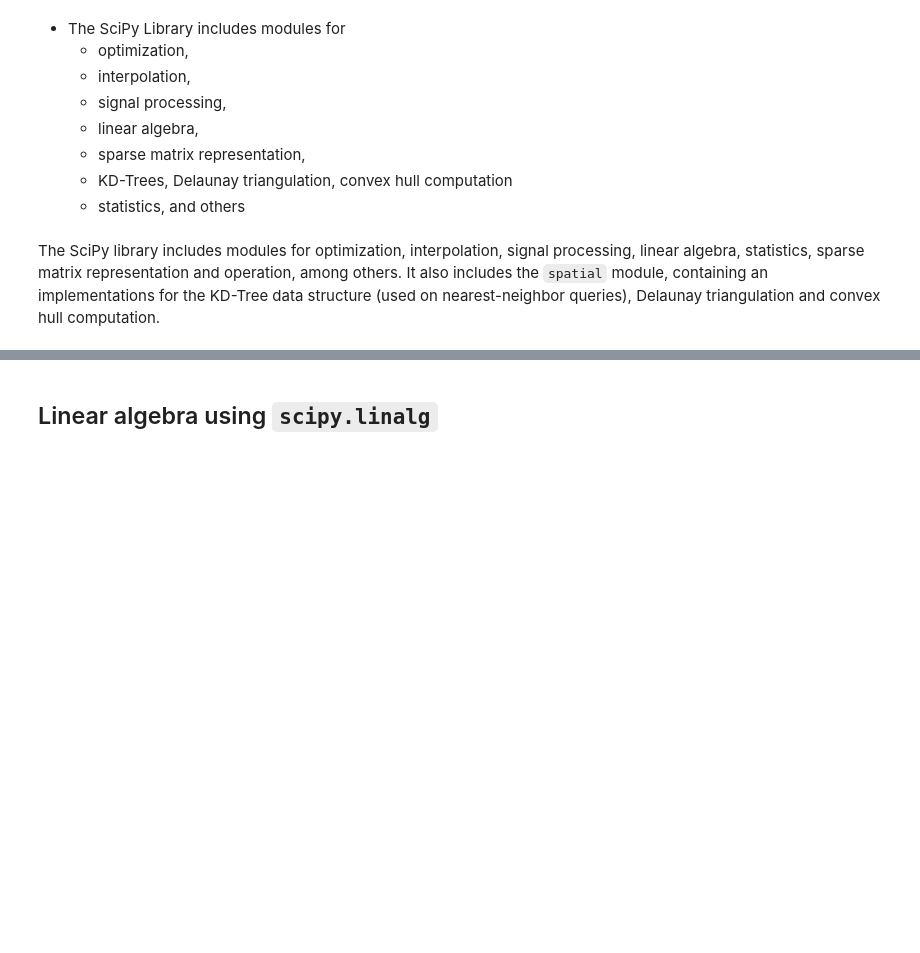
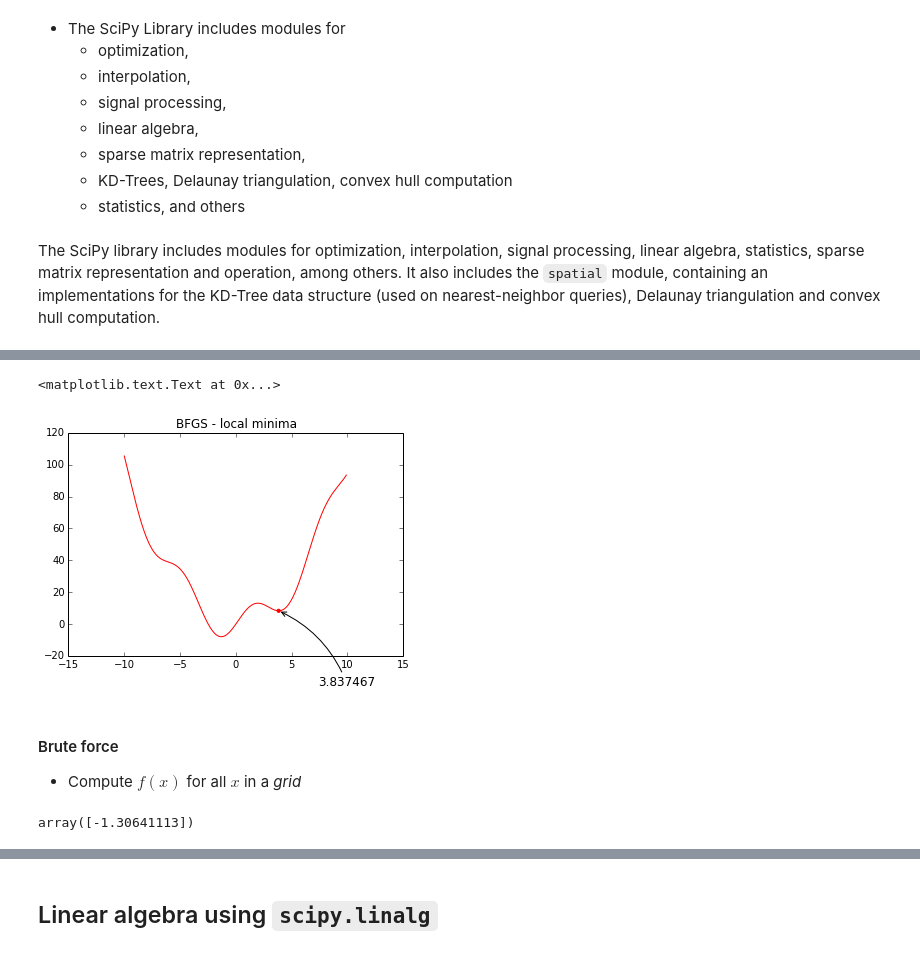
Before and after one commit to thsant/scipy4cv, a Jupyter notebook: 6._The_SciPy_Library.ipynb, the cells around one changed output, grey strips where cells are left out. Drawn from its saved outputs; the diff is of its cells as text; code cells hidden in the pictures; blank space fills up the shorter version.

```diff
--- a/6._The_SciPy_Library.ipynb
+++ b/6._The_SciPy_Library.ipynb
@@ -13,0 +68,22 @@ The SciPy library includes modules for optimization, interpolation, signal proce
+# %%
+plot(x, f(x), 'r-')
+scatter([xmin],[f(xmin)], 10, color='red')
+annotate('%f' % xmin,
+        xy=(xmin, f(xmin)), fontsize=12, xycoords='data',
+          xytext=(40, -75), textcoords='offset points',
+          arrowprops=dict(arrowstyle="->", connectionstyle="arc3,rad=.2"))
+title('BFGS - local minima')
+# %% [output]
+<matplotlib.text.Text at 0x...>
+[figure, added]
+# %% [markdown]
+#### Brute force
+
+- Compute $f(x)$ for all $x$ in a *grid*
+# %%
+from scipy.optimize import brute
+grid = (-10, 10, 0.1)
+xmin = brute(f, (grid,))
+xmin
+# %% [output]
+array([-1.30641113])
```
Also changed, not shown: parts of 12 cells of this notebook, 4 other files.
